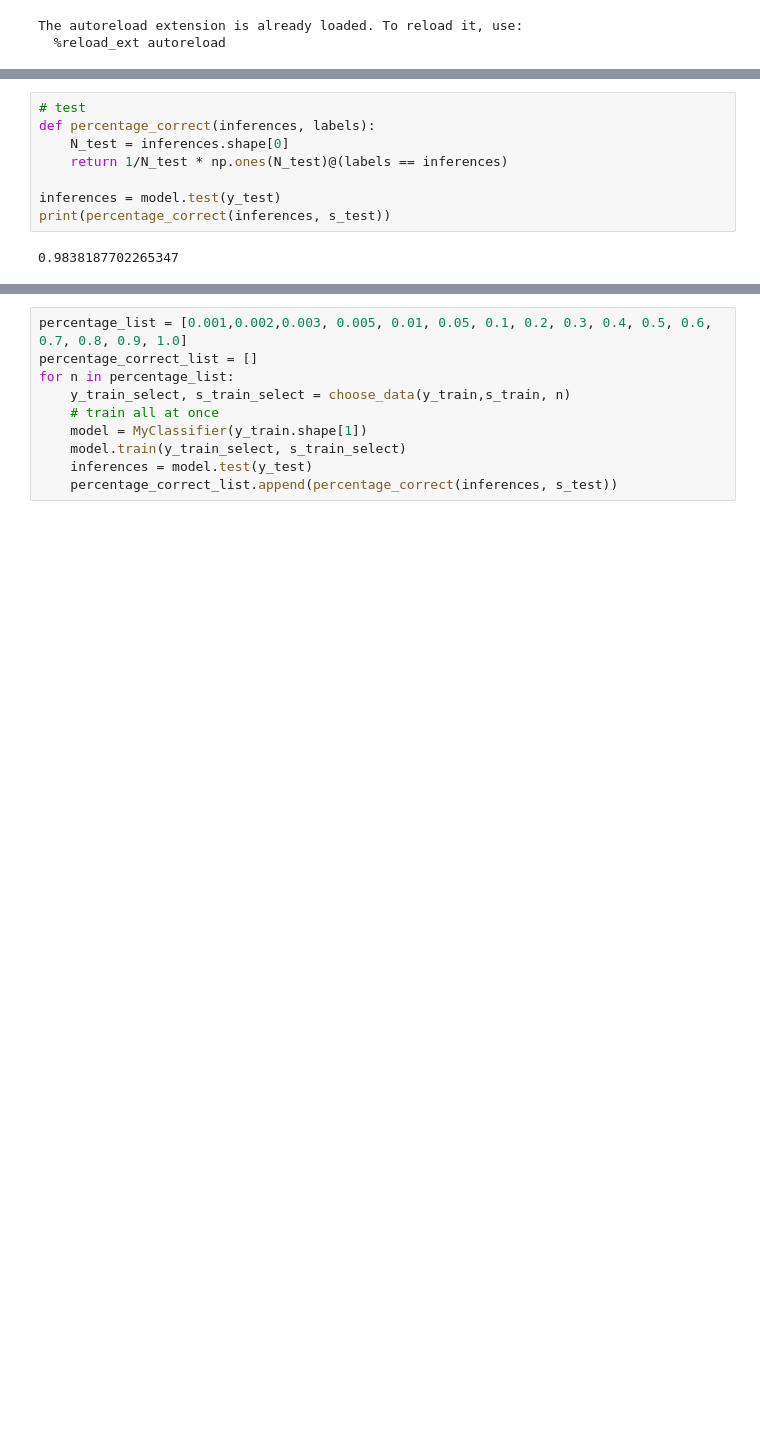
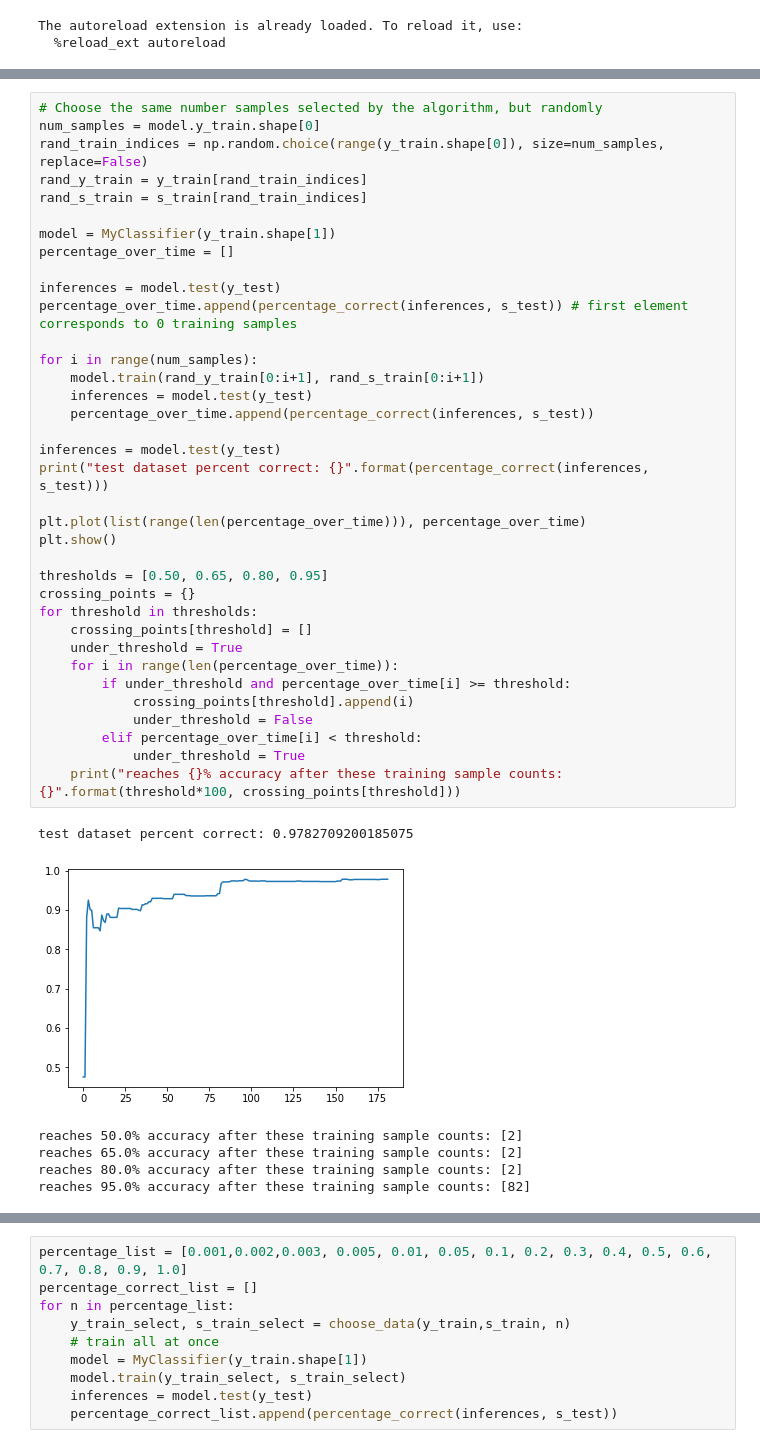
Before and after one commit to RyGuy101/ECE236A-Project, a Jupyter notebook: Driver Notebook.ipynb, the cells around one changed output, grey strips where cells are left out. Saved outputs shown, nothing was run; the diff lists cells and outputs as text; blank space fills up the shorter version.

```diff
--- a/Driver Notebook.ipynb
+++ b/Driver Notebook.ipynb
@@ -116,12 +204,45 @@ Used 46 out of 1500 samples
-# %%
-# test
-def percentage_correct(inferences, labels):
-    N_test = inferences.shape[0]
-    return 1/N_test * np.ones(N_test)@(labels == inferences)
-
-inferences = model.test(y_test)
-print(percentage_correct(inferences, s_test))
-# %% [output]
-0.9838187702265347
+# %%
+# Choose the same number samples selected by the algorithm, but randomly
+num_samples = model.y_train.shape[0]
+rand_train_indices = np.random.choice(range(y_train.shape[0]), size=num_samples, replace=False)
+rand_y_train = y_train[rand_train_indices]
+rand_s_train = s_train[rand_train_indices]
+
+model = MyClassifier(y_train.shape[1])
+percentage_over_time = []
+
+inferences = model.test(y_test)
+percentage_over_time.append(percentage_correct(inferences, s_test)) # first element corresponds to 0 training samples
+
+for i in range(num_samples):
+    model.train(rand_y_train[0:i+1], rand_s_train[0:i+1])
+    inferences = model.test(y_test)
+    percentage_over_time.append(percentage_correct(inferences, s_test))
+
+inferences = model.test(y_test)
+print("test dataset percent correct: {}".format(percentage_correct(inferences, s_test)))
+
+plt.plot(list(range(len(percentage_over_time))), percentage_over_time)
+plt.show()
+
+thresholds = [0.50, 0.65, 0.80, 0.95]
+crossing_points = {}
+for threshold in thresholds:
+    crossing_points[threshold] = []
+    under_threshold = True
+    for i in range(len(percentage_over_time)):
+        if under_threshold and percentage_over_time[i] >= threshold:
+            crossing_points[threshold].append(i)
+            under_threshold = False
+        elif percentage_over_time[i] < threshold:
+            under_threshold = True
+    print("reaches {}% accuracy after these training sample counts: {}".format(threshold*100, crossing_points[threshold]))
+# %% [output]
+test dataset percent correct: 0.9782709200185075
+[figure, added]
+reaches 50.0% accuracy after these training sample counts: [2]
+reaches 65.0% accuracy after these training sample counts: [2]
+reaches 80.0% accuracy after these training sample counts: [2]
+reaches 95.0% accuracy after these training sample counts: [82]
 # %%
 def choose_data(y,s, ratio_to_use):
```
Also changed, not shown: parts of 8 cells of this notebook, 1 other file.
